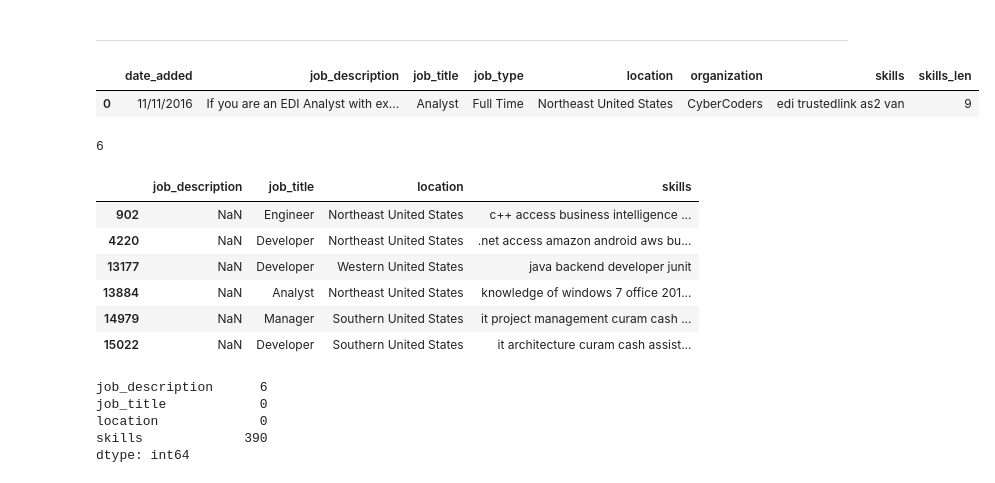
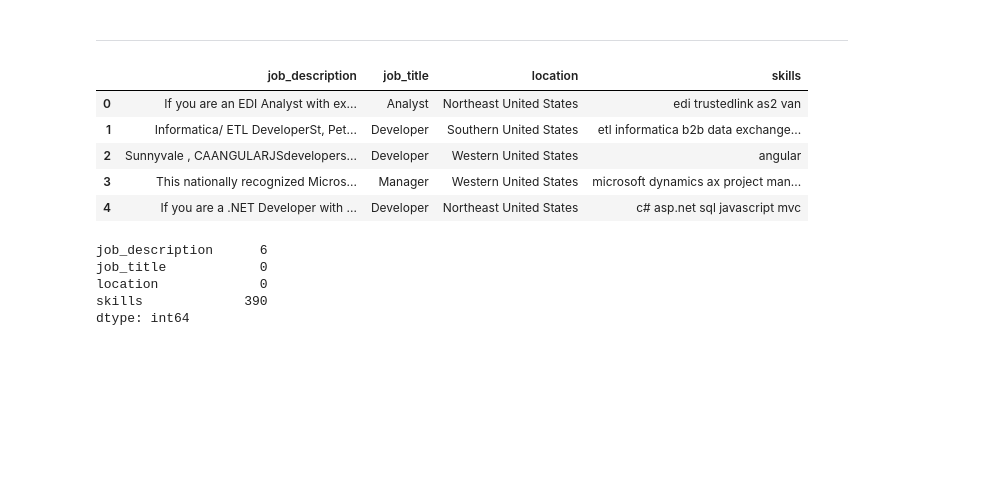
Before and after one commit to zach-brown-18/check-your-tech-profile, a Jupyter notebook: code/Recommender-system.ipynb, the cells around one changed output. Saved outputs shown, nothing was run; the diff lists cells and outputs as text; code cells hidden in the pictures; blank space fills up the shorter version.

```diff
--- a/code/Recommender-system.ipynb
+++ b/code/Recommender-system.ipynb
@@ -12,5 +22,9 @@ jobs = pd.read_csv('../data/job_postings.csv')
 # %%
-jobs.head(1)
+jobs.head(5)
 # %% [output]
-|  | date_added | job_description | job_title | job_type | location | organization | skills | skills_len |
-| 0 | 11/11/2016 | If you are an EDI Analyst with ex... | Analyst | Full Time | Northeast United States | CyberCoders | edi trustedlink as2 van | 9 |
+|  | job_description | job_title | location | skills |
+| 0 | If you are an EDI Analyst with ex... | Analyst | Northeast United States | edi trustedlink as2 van |
+| 1 | Informatica/ ETL DeveloperSt, Pet... | Developer | Southern United States | etl informatica b2b data exchange... |
+| 2 | Sunnyvale , CAANGULARJSdevelopers... | Developer | Western United States | angular |
+| 3 | This nationally recognized Micros... | Manager | Western United States | microsoft dynamics ax project man... |
+| 4 | If you are a .NET Developer with ... | Developer | Northeast United States | c# asp.net sql javascript mvc |
@@ -21,18 +31,3 @@ nlp = spacy.load("en_core_web_sm")
-# %%
-# We've lost the proper alignmnet at some point during the data cleaning
-jobs['job_description'].isna().sum()
-# %% [output]
-6
-# %%
-jobs[jobs['job_description'].isna()]
-# %% [output]
-|  | job_description | job_title | location | skills |
-| 902 | NaN | Engineer | Northeast United States | c++ access business intelligence ... |
-| 4220 | NaN | Developer | Northeast United States | .net access amazon android aws bu... |
-| 13177 | NaN | Developer | Western United States | java backend developer junit |
-| 13884 | NaN | Analyst | Northeast United States | knowledge of windows 7 office 201... |
-| 14979 | NaN | Manager | Southern United States | it project management curam cash ... |
-| 15022 | NaN | Developer | Southern United States | it architecture curam cash assist... |
 # %%
 jobs.isna().sum()
 # %% [output]
```
Also changed, not shown: parts of 38 cells of this notebook, 3 other files.
